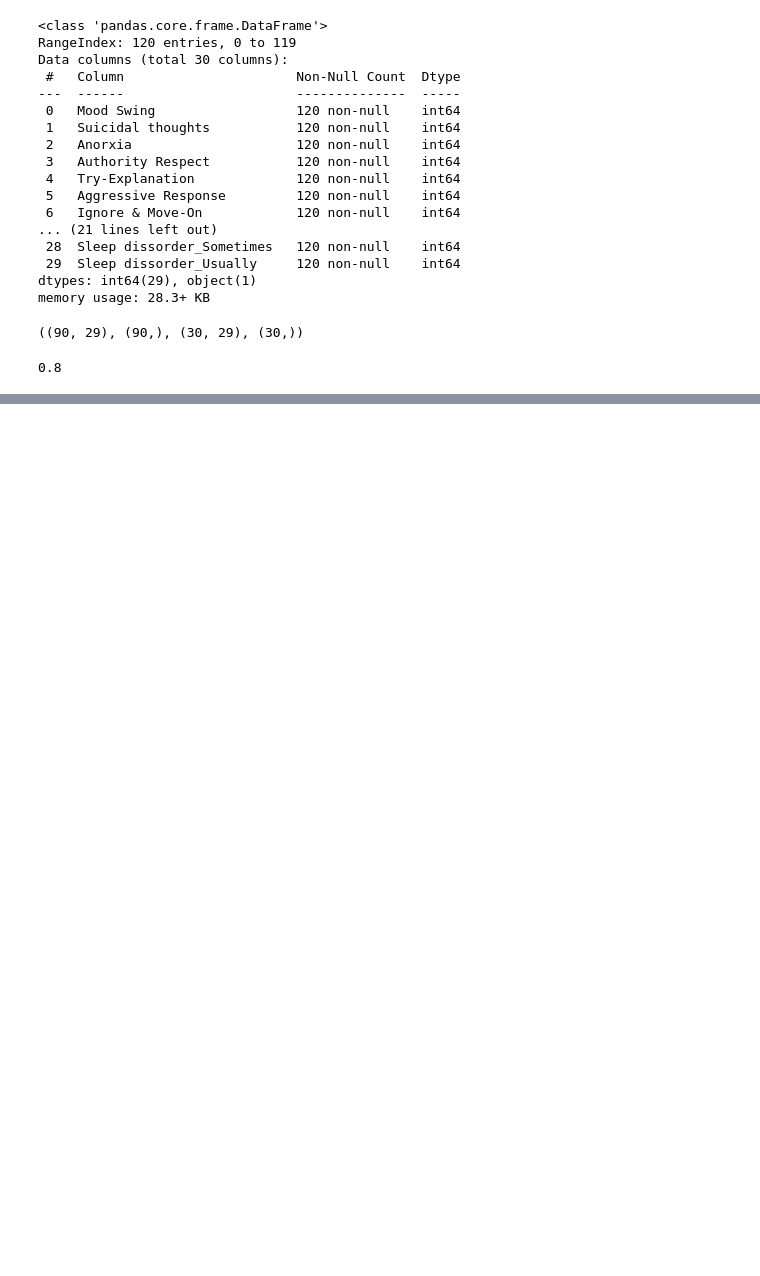
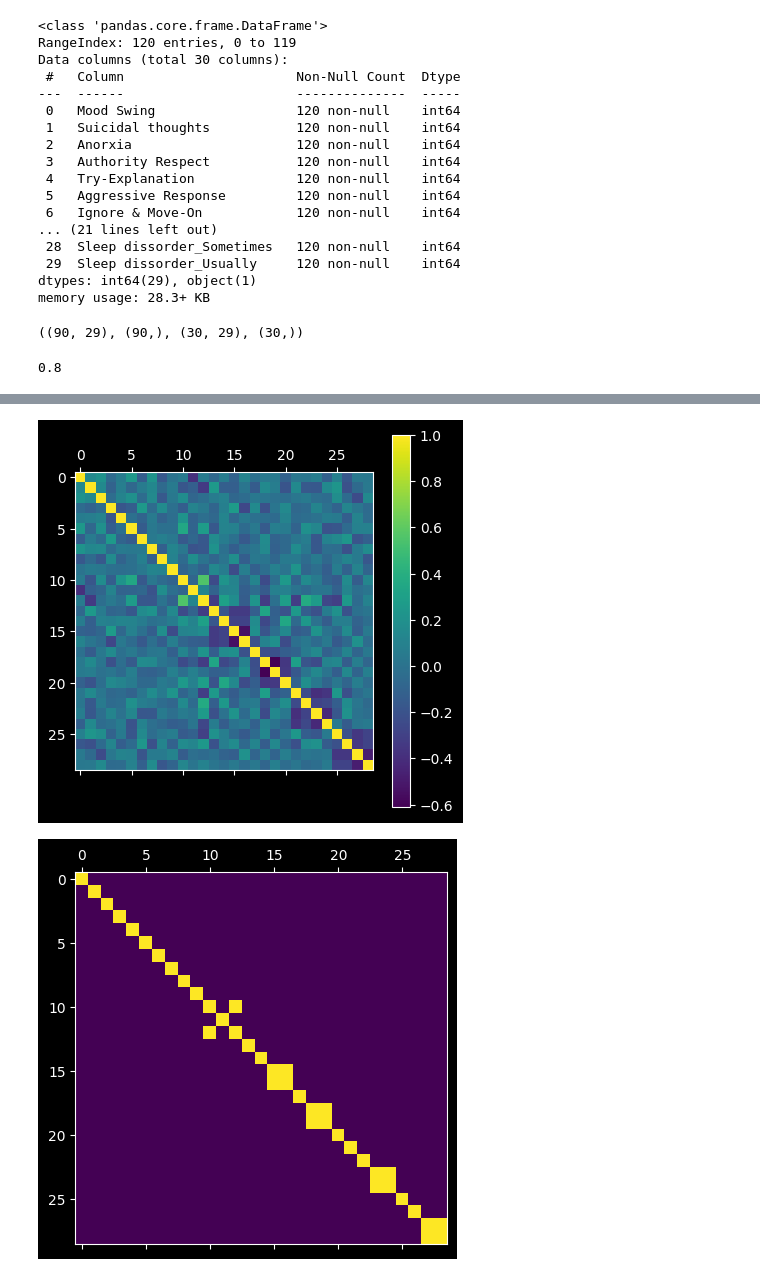
Before and after one commit to Ajver/mental-disorder-diagnosis, a Jupyter notebook: model_training.ipynb, the cells around one changed output, grey strips where cells are left out. Saved outputs shown, nothing was run; the diff lists cells and outputs as text; code cells hidden in the pictures; blank space fills up the shorter version.

Commit message:
Calculate VIF and draw corr matrix for X

```diff
--- a/model_training.ipynb
+++ b/model_training.ipynb
@@ -47,0 +73,9 @@ accuracy_score(y_test, pred)
+# %%
+plt.matshow(X.corr())
+plt.colorbar()
+
+plt.matshow(X.corr().abs() >= 0.4)
+plt.show()
+# %% [output]
+[figure, added]
+[figure, added]
```
Also changed, not shown: parts of 2 cells of this notebook.
